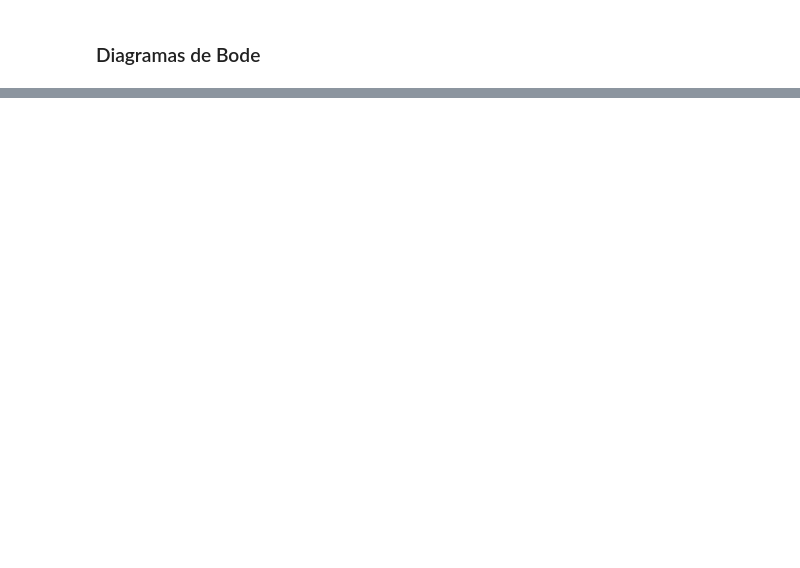
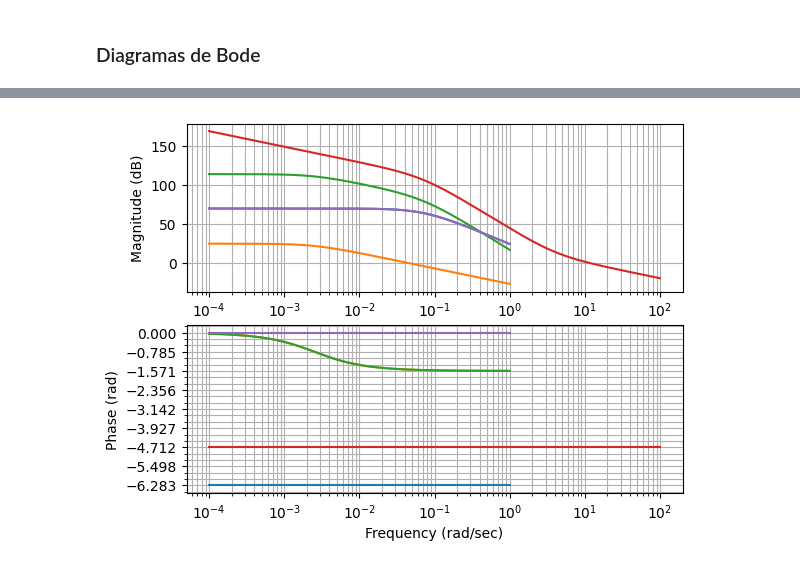
Before and after one commit to lucascarvalho10/pme3481, a Jupyter notebook: modelo_dinamico/resposta_em_frequencia.ipynb, the cells around one changed output, grey strips where cells are left out. Cells and saved outputs as stored; diff of their text form; code cells hidden in the pictures; blank space fills up the shorter version.

Commit message:
:sparkles: add: plot bode diagrams

```diff
--- a/modelo_dinamico/resposta_em_frequencia.ipynb
+++ b/modelo_dinamico/resposta_em_frequencia.ipynb
@@ -159,10 +142,17 @@ s = omega * 1j
 # %%
-G1 = (2.8389152006665 * s**2 + 0.0143975813726586 * s + 1.82543625584219e-5) / (-0.176379104429921 * s**4 - 0.000894508052889446 * s**3 + 0.000910772167671023 * s**2 + 4.62474013567672e-6 * s + 5.86360173907039e-9)
-G2 = (-0.0178371256565991 * s**3 - 4.52305634269966e-5 * s**2 + 9.22206017740324e-5 * s + 2.33848763422989e-7) / (-0.419975123584625 * s**4 - 0.00212990723177727 * s**3 + 0.00216863360833681 * s**2 + 1.10119382695886e-5 * s + 1.39617834718938e-8)
-G3 = (2.8389152006665 * s + 0.00719879068632929) / (-0.419975123584625 * s**4 - 0.00212990723177727 * s**3 + 0.00216863360833681 * s**2 + 1.10119382695886e-5 * s + 1.39617834718938e-8)
-G5 = (1.72723423692533 * s**4 + 0.00875968238499552 * s**3 - 27.8099079992923 * s**2 - 0.141038229389302 * s - 0.000178819129910207) / (s * (-0.176379104429921 * s**4 - 0.000894508052889446 * s**3 + 0.000910772167671023 * s**2 + 4.62474013567672e-6 * s + 5.86360173907039e-9))
-G7 = s * (-6.75972228172808 * s - 0.0171409930780787) / (0.419975123584625 * s**3 + 0.00106495361588863 * s**2 - 0.00217133406876959 * s - 5.50596913479428e-6)
+G1 = ctrl.tf([2.8389152006665, 0.0143975813726586, 1.82543625584219e-5],
+                [-0.176379104429921, -0.000894508052889446, 0.000910772167671023, 4.62474013567672e-6, 5.86360173907039e-9])
 
-list_tf = [G1, G2, G3, G5, G7]
+G2 = ctrl.tf([-0.0178371256565991, -4.52305634269966e-5, 9.22206017740324e-5, 2.33848763422989e-7],
+                [-0.419975123584625, -0.00212990723177727, 0.00216863360833681, 1.10119382695886e-5, 1.39617834718938e-8])
+
+G3 = ctrl.tf([2.8389152006665, 0.00719879068632929],
+                [-0.419975123584625, -0.00212990723177727, 0.00216863360833681, 1.10119382695886e-5, 1.39617834718938e-8])
+
+G5 = ctrl.tf([1.72723423692533, 0.00875968238499552, -27.8099079992923, -0.141038229389302, -0.000178819129910207],
+                [-0.176379104429921, -0.000894508052889446, 0.000910772167671023, 4.62474013567672e-6, 5.86360173907039e-9, 0])
+
+G7 = ctrl.tf([-6.75972228172808, -0.0171409930780787, 0],
+                [0.419975123584625, 0.00106495361588863, -0.00217133406876959, -5.50596913479428e-6, 0])
 # %% [markdown]
 ### Diagramas de Bode
@@ -182,0 +159,7 @@ for tfs in list_tf:
+# %%
+Gs = [G1, G2, G3, G5, G7]
+
+for func in Gs:
+    mag,phase,omega = ctrl.bode(func,dB=True,deg=False)
+# %% [output]
+[figure, added]
```
Also changed, not shown: parts of 10 cells of this notebook.
